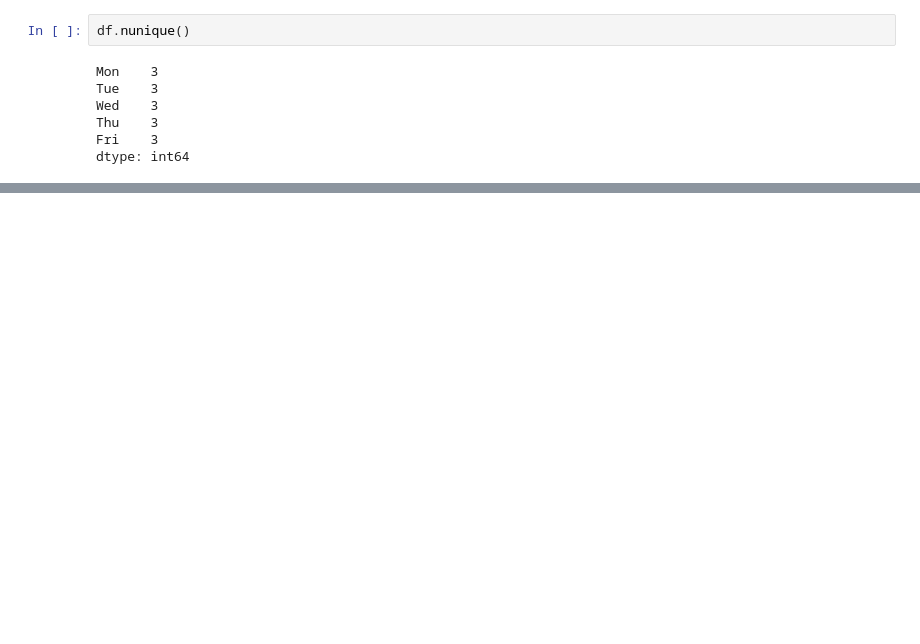
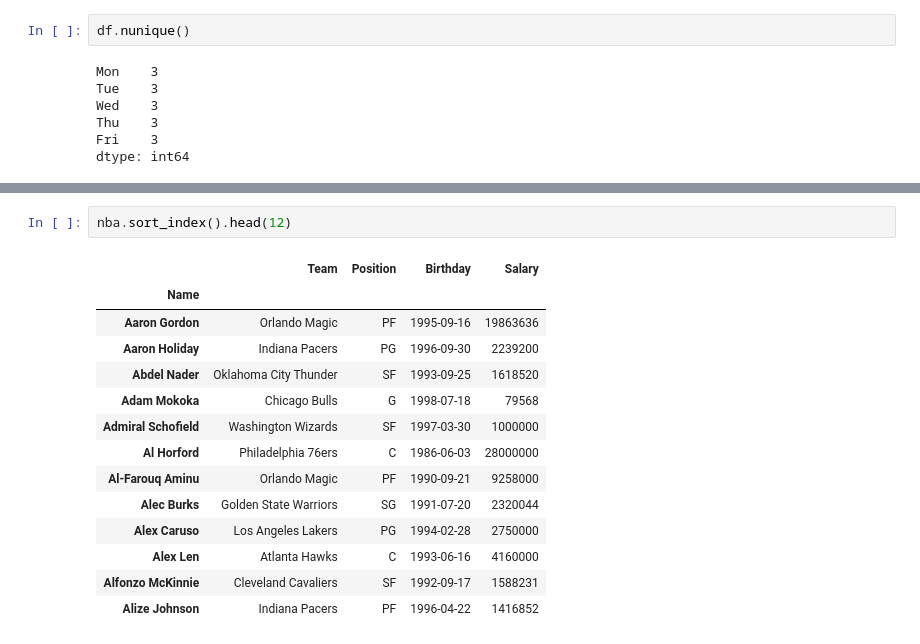
Before and after one commit to singamravibabu/batch23, a Jupyter notebook: Pandas 3.ipynb, the cells around one changed output, grey strips where cells are left out. Cells and saved outputs as stored; diff of their text form; blank space fills up the shorter version.

```diff
--- a/Pandas 3.ipynb
+++ b/Pandas 3.ipynb
@@ -143,0 +349,17 @@ dtype: int64
+# %%
+nba.sort_index().head(12)
+# %% [output]
+|  | Team | Position | Birthday | Salary |
+| Name |  |  |  |  |
+| Aaron Gordon | Orlando Magic | PF | 1995-09-16 | 19863636 |
+| Aaron Holiday | Indiana Pacers | PG | 1996-09-30 | 2239200 |
+| Abdel Nader | Oklahoma City Thunder | SF | 1993-09-25 | 1618520 |
+| Adam Mokoka | Chicago Bulls | G | 1998-07-18 | 79568 |
+| Admiral Schofield | Washington Wizards | SF | 1997-03-30 | 1000000 |
+| Al Horford | Philadelphia 76ers | C | 1986-06-03 | 28000000 |
+| Al-Farouq Aminu | Orlando Magic | PF | 1990-09-21 | 9258000 |
+| Alec Burks | Golden State Warriors | SG | 1991-07-20 | 2320044 |
+| Alex Caruso | Los Angeles Lakers | PG | 1994-02-28 | 2750000 |
+| Alex Len | Atlanta Hawks | C | 1993-06-16 | 4160000 |
+| Alfonzo McKinnie | Cleveland Cavaliers | SF | 1992-09-17 | 1588231 |
+| Alize Johnson | Indiana Pacers | PF | 1996-04-22 | 1416852 |
```
Also changed, not shown: parts of 34 cells of this notebook.
